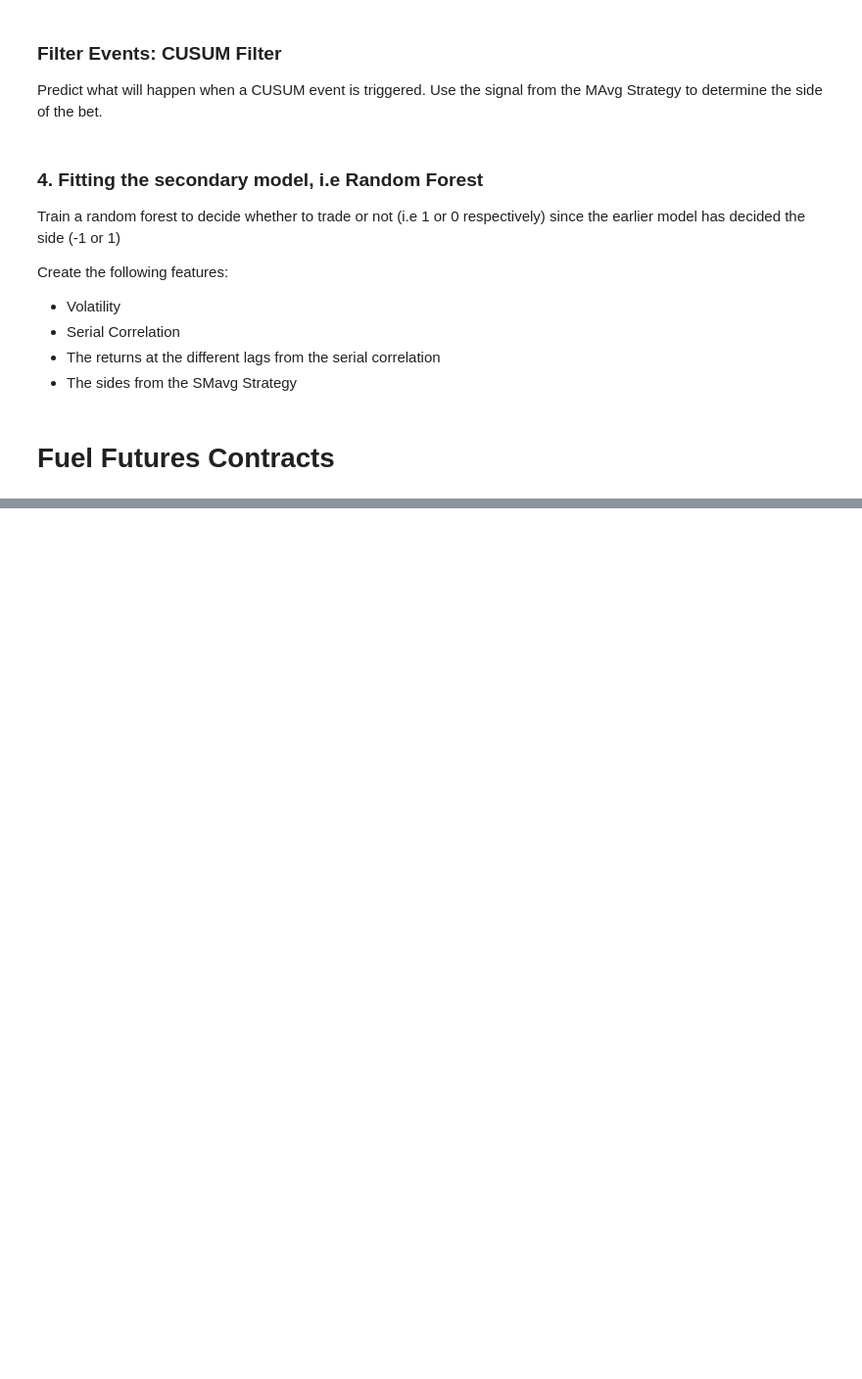
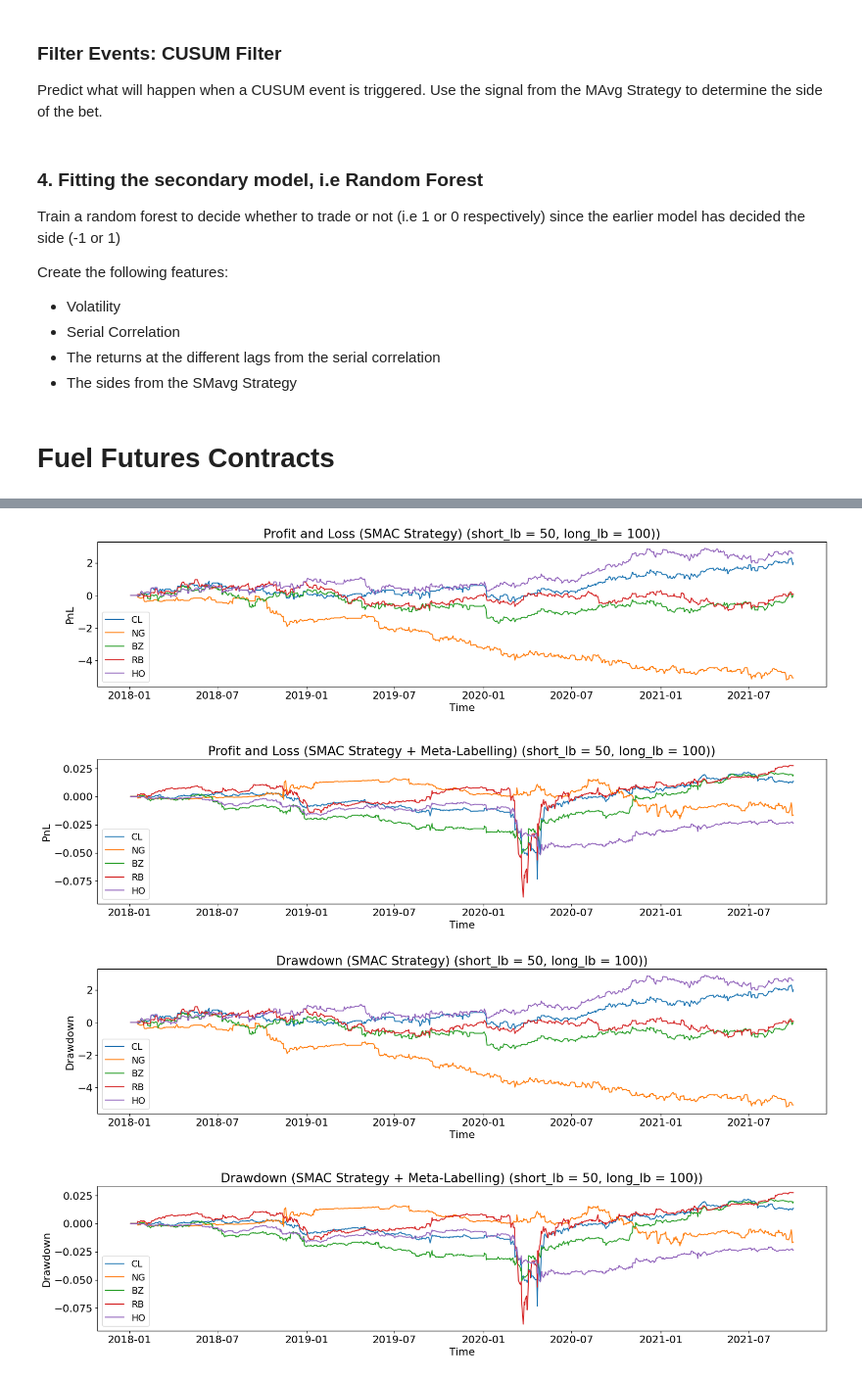
Before and after one commit to zarya-mek/Machine-Learning-Futures-Trading, a Jupyter notebook: trading_strategies/FINAL-SMAC+Meta-Labelling.ipynb, the cells around one changed output, grey strips where cells are left out. Shown: that part at 98% size. Saved outputs shown, nothing was run; the diff lists cells and outputs as text; code cells hidden in the pictures; blank space fills up the shorter version.

```diff
--- a/trading_strategies/FINAL-SMAC+Meta-Labelling.ipynb
+++ b/trading_strategies/FINAL-SMAC+Meta-Labelling.ipynb
@@ -588,0 +616,35 @@ KeyboardInterrupt:
+# %%
+plt.rcParams.update({
+    "font.size": 16,
+    "legend.fontsize": 14
+})
+# %%
+def plot_all_pnl_dd(accounts: list, labels: list, title: str, pnl_axs: plt.Axes.axes, dd_axs: plt.Axes.axes):
+
+    for i in range(len(accounts)):
+        pnl_axs.plot(accounts[i].curve(), label=labels[i])
+        pnl_axs.legend()
+        pnl_axs.title.set_text(f'Profit and Loss {title})')
+        pnl_axs.set_ylabel('PnL')
+        pnl_axs.set_xlabel('Time')
+
+        dd_axs.plot(accounts[i].curve(), label=labels[i])
+        dd_axs.legend()
+        dd_axs.title.set_text(f'Drawdown {title})')
+        dd_axs.set_ylabel('Drawdown')
+        dd_axs.set_xlabel('Time')
+# %%
+SMAC_STRAT_TITLE = f'(SMAC Strategy) (short_lb = {SHORT_LB}, long_lb = {LONG_LB})'
+SMAC_META_STRAT_TITLE = f'(SMAC Strategy + Meta-Labelling) (short_lb = {SHORT_LB}, long_lb = {LONG_LB})'
+
+pnl_fig, pnl_axs = plt.subplots(nrows=2, ncols=1, figsize=(20,10))
+pnl_fig.subplots_adjust(hspace=0.5)
+
+dd_fig, dd_axs = plt.subplots(nrows=2, ncols=1, figsize=(20,10))
+dd_fig.subplots_adjust(hspace=0.5)
+
+plot_all_pnl_dd(fuel_prim_accs, fuel_futures, SMAC_STRAT_TITLE, pnl_axs[0], dd_axs[0])
+plot_all_pnl_dd(fuel_accs, fuel_futures, SMAC_META_STRAT_TITLE, pnl_axs[1], dd_axs[1])
+# %% [output]
+[figure, added]
+[figure, added]
```
Also changed, not shown: parts of 3 cells of this notebook, 11 other files.
